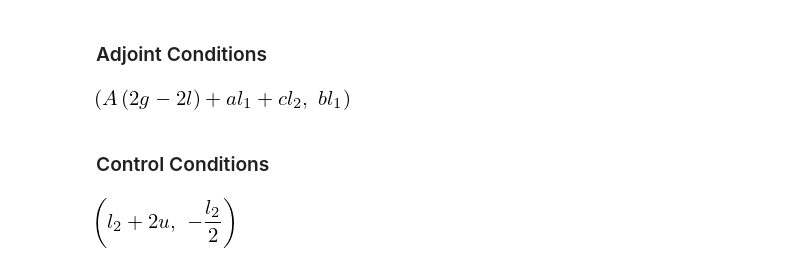
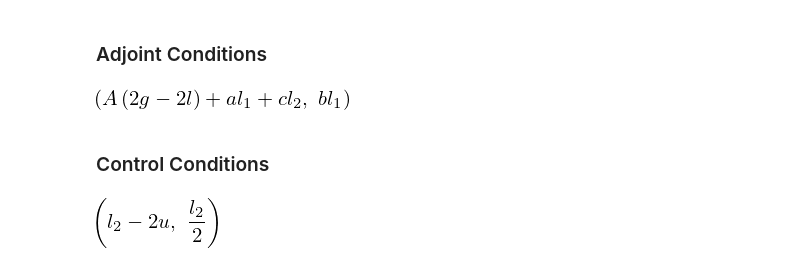
Before and after one commit to lucasmoschen/ta-sessions, a Jupyter notebook: Optimal_Control/Laboratory_16.ipynb, the cells around one changed output. Drawn from its saved outputs; the diff is of its cells as text; code cells hidden in the pictures.

```diff
--- a/Optimal_Control/Laboratory_16.ipynb
+++ b/Optimal_Control/Laboratory_16.ipynb
@@ -30,7 +30,7 @@ import matplotlib.pyplot as plt
 sp.init_printing(use_unicode = True)
 # %%
 g, h, u, l1, l2, A, l, a, b, c = sp.symbols('g h u l1 l2 A l a b c')
-H = - A*(g - l)**2 + u**2 + l1*(-a*g - b*h) + l2*(-c*g + u)
+H = - A*(g - l)**2 - u**2 + l1*(-a*g - b*h) + l2*(-c*g + u)
 # %% [markdown]
 ### State Conditions
 # %%
@@ -49,7 +49,7 @@ dl1, dl2
 ### Control Conditions
 # %%
 du = sp.diff(H,u)
-U = -l2/2
+U = l2/2
 du,U
 # %% [output]
-[figure, old version]
+[figure, new version]
```
Also changed, not shown: parts of 3 cells of this notebook.
